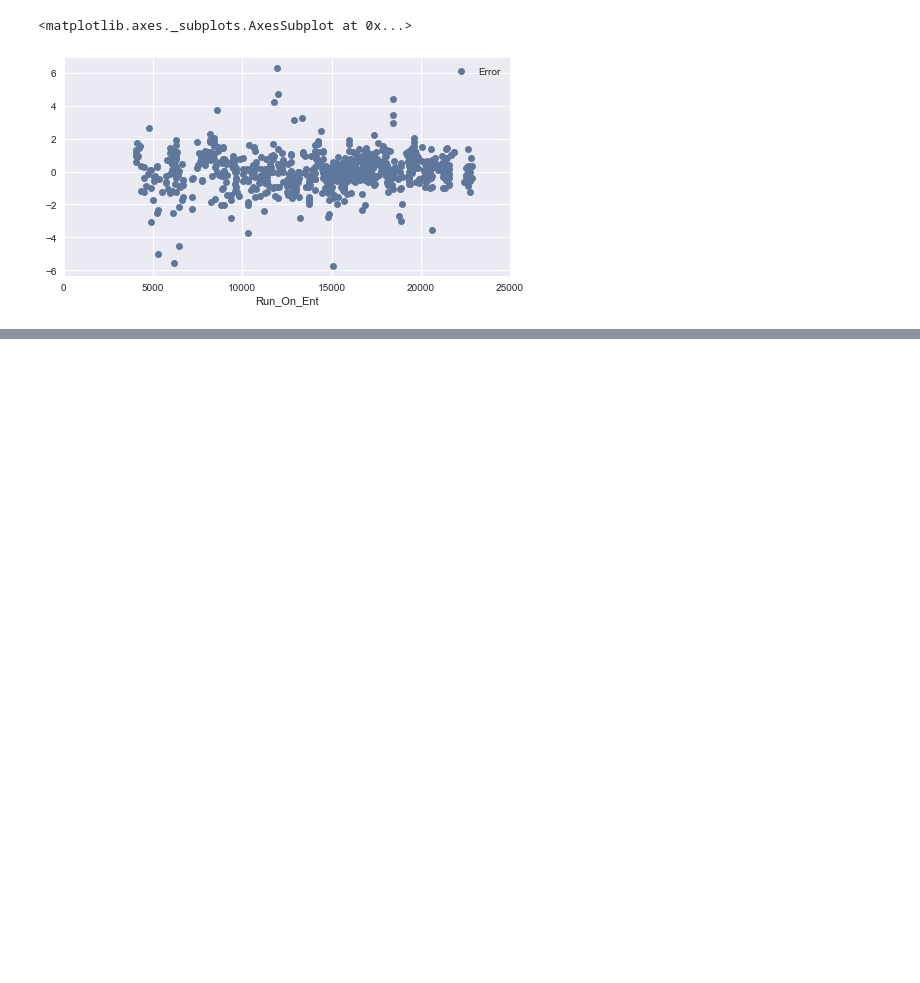
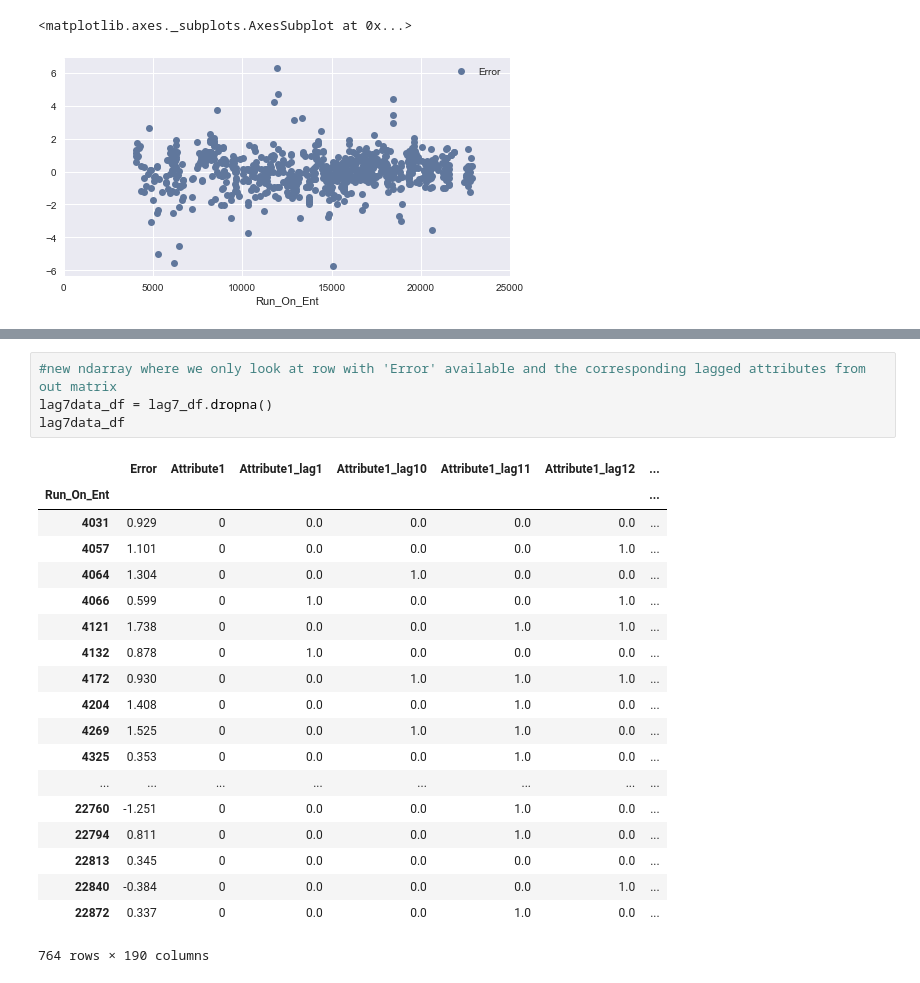
Before and after one commit to austinbock/project1, a Jupyter notebook: Capstone1 Data Investigation.ipynb, the cells around one changed output, grey strips where cells are left out. Drawn from its saved outputs; the diff is of its cells as text; blank space fills up the shorter version.

```diff
--- a/Capstone1 Data Investigation.ipynb
+++ b/Capstone1 Data Investigation.ipynb
@@ -188,0 +249,24 @@ toy7_df.plot(x = 'Run_On_Ent', y = 'Error', xlim = [0, 25000], style = 'o')
+# %%
+#new ndarray where we only look at row with 'Error' available and the corresponding lagged attributes from out matrix
+lag7data_df = lag7_df.dropna()
+lag7data_df
+# %% [output]
+|  | Error | Attribute1 | Attribute1_lag1 | Attribute1_lag10 | Attribute1_lag11 | Attribute1_lag12 | ... |
+| Run_On_Ent |  |  |  |  |  |  | ... |
+| 4031 | 0.929 | 0 | 0.0 | 0.0 | 0.0 | 0.0 | ... |
+| 4057 | 1.101 | 0 | 0.0 | 0.0 | 0.0 | 1.0 | ... |
+| 4064 | 1.304 | 0 | 0.0 | 1.0 | 0.0 | 0.0 | ... |
+| 4066 | 0.599 | 0 | 1.0 | 0.0 | 0.0 | 1.0 | ... |
+| 4121 | 1.738 | 0 | 0.0 | 0.0 | 1.0 | 1.0 | ... |
+| 4132 | 0.878 | 0 | 1.0 | 0.0 | 0.0 | 0.0 | ... |
+| 4172 | 0.930 | 0 | 0.0 | 1.0 | 1.0 | 1.0 | ... |
+| 4204 | 1.408 | 0 | 0.0 | 0.0 | 1.0 | 0.0 | ... |
+| 4269 | 1.525 | 0 | 0.0 | 1.0 | 1.0 | 0.0 | ... |
+| 4325 | 0.353 | 0 | 0.0 | 0.0 | 1.0 | 0.0 | ... |
+| ... | ... | ... | ... | ... | ... | ... | ... |
+| 22760 | -1.251 | 0 | 0.0 | 0.0 | 1.0 | 0.0 | ... |
+| 22794 | 0.811 | 0 | 0.0 | 0.0 | 1.0 | 0.0 | ... |
+| 22813 | 0.345 | 0 | 0.0 | 0.0 | 0.0 | 0.0 | ... |
+| 22840 | -0.384 | 0 | 0.0 | 0.0 | 0.0 | 1.0 | ... |
+| 22872 | 0.337 | 0 | 0.0 | 0.0 | 1.0 | 0.0 | ... |
+764 rows × 190 columns
```
Also changed, not shown: parts of 10 cells of this notebook.
